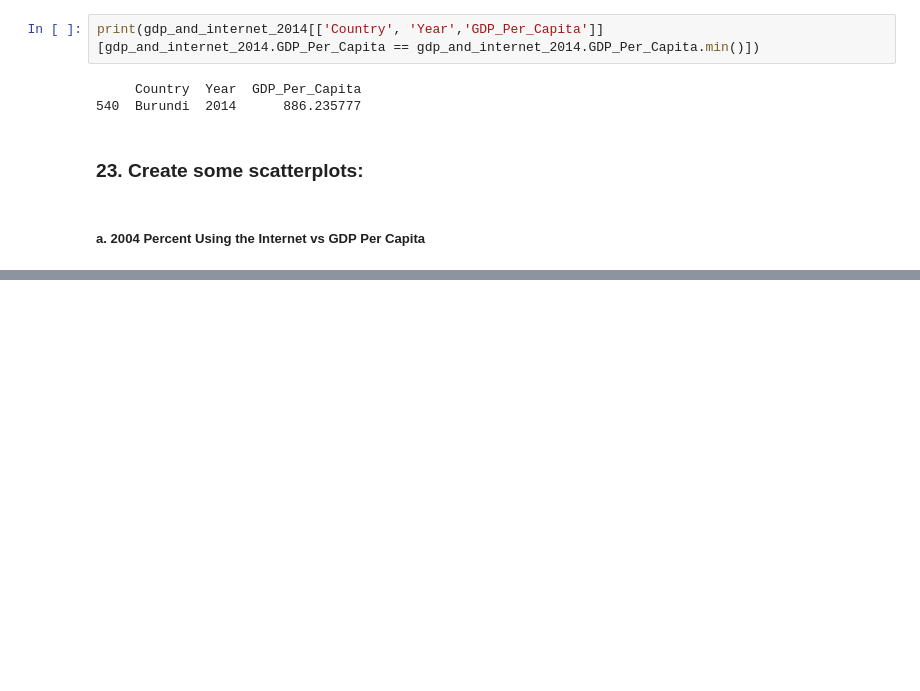
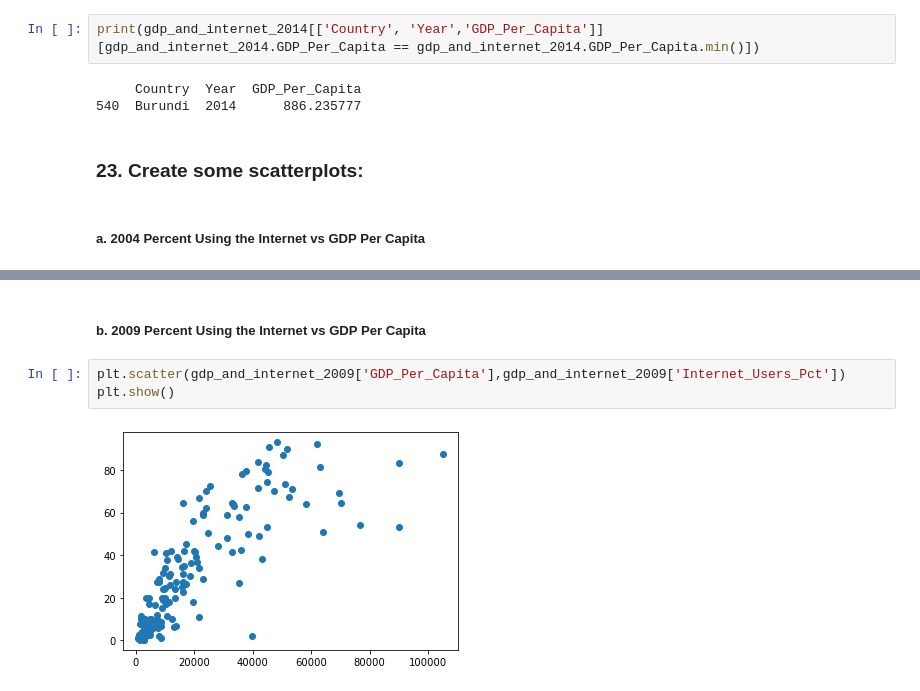
Before and after one commit to NSS-Data-Analytics-Cohort-7/gdp-and-internet-usage-dthomasson8, a Jupyter notebook: Notebook/GDP_Project.ipynb, the cells around one changed output, grey strips where cells are left out. Saved outputs shown, nothing was run; the diff lists cells and outputs as text; blank space fills up the shorter version.

```diff
--- a/Notebook/GDP_Project.ipynb
+++ b/Notebook/GDP_Project.ipynb
@@ -349,0 +339,7 @@ print(gdp_and_internet_2014[['Country', 'Year','GDP_Per_Capita']][gdp_and_intern
+# %% [markdown]
+##### b. 2009 Percent Using the Internet vs GDP Per Capita
+# %%
+plt.scatter(gdp_and_internet_2009['GDP_Per_Capita'],gdp_and_internet_2009['Internet_Users_Pct'])
+plt.show()
+# %% [output]
+[figure, added]
```
Also changed, not shown: parts of 14 cells of this notebook.
